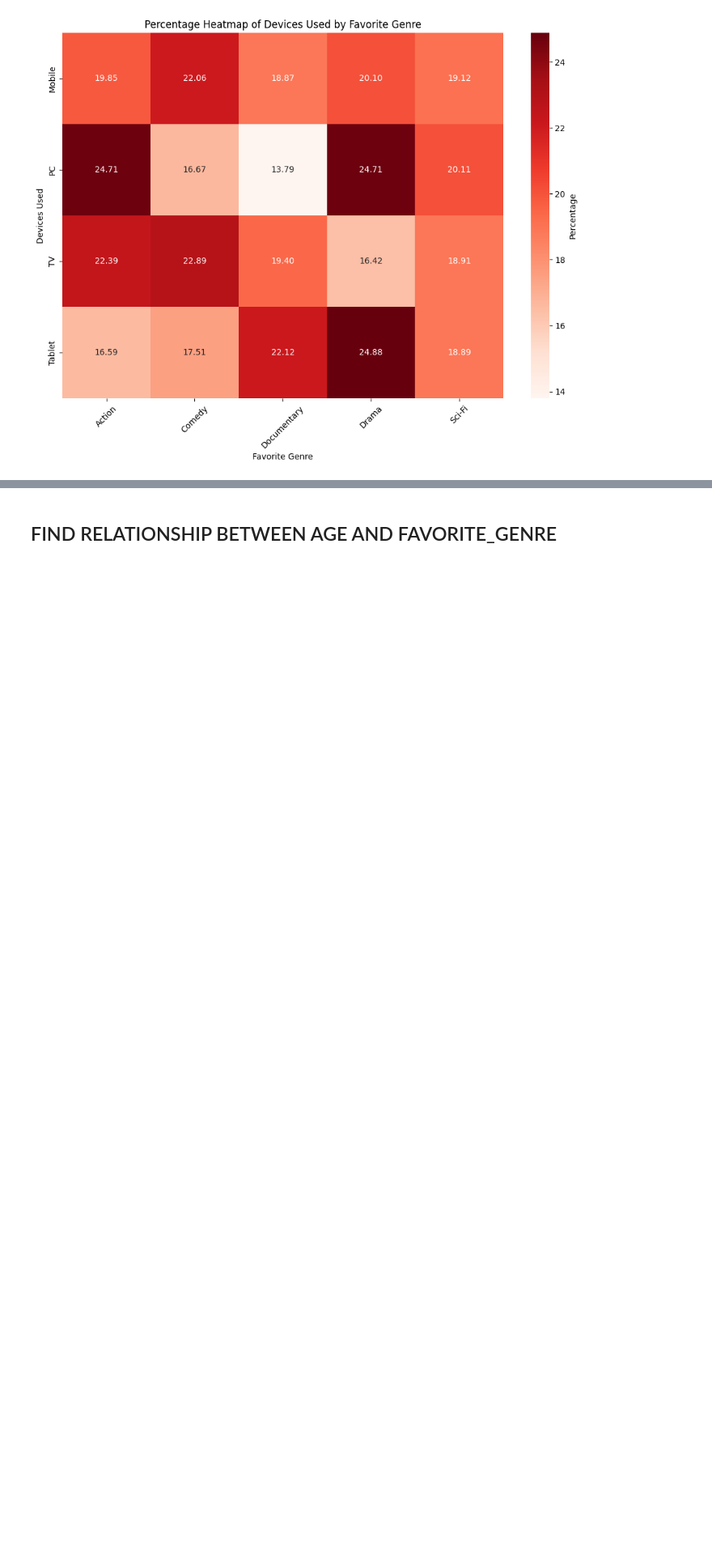
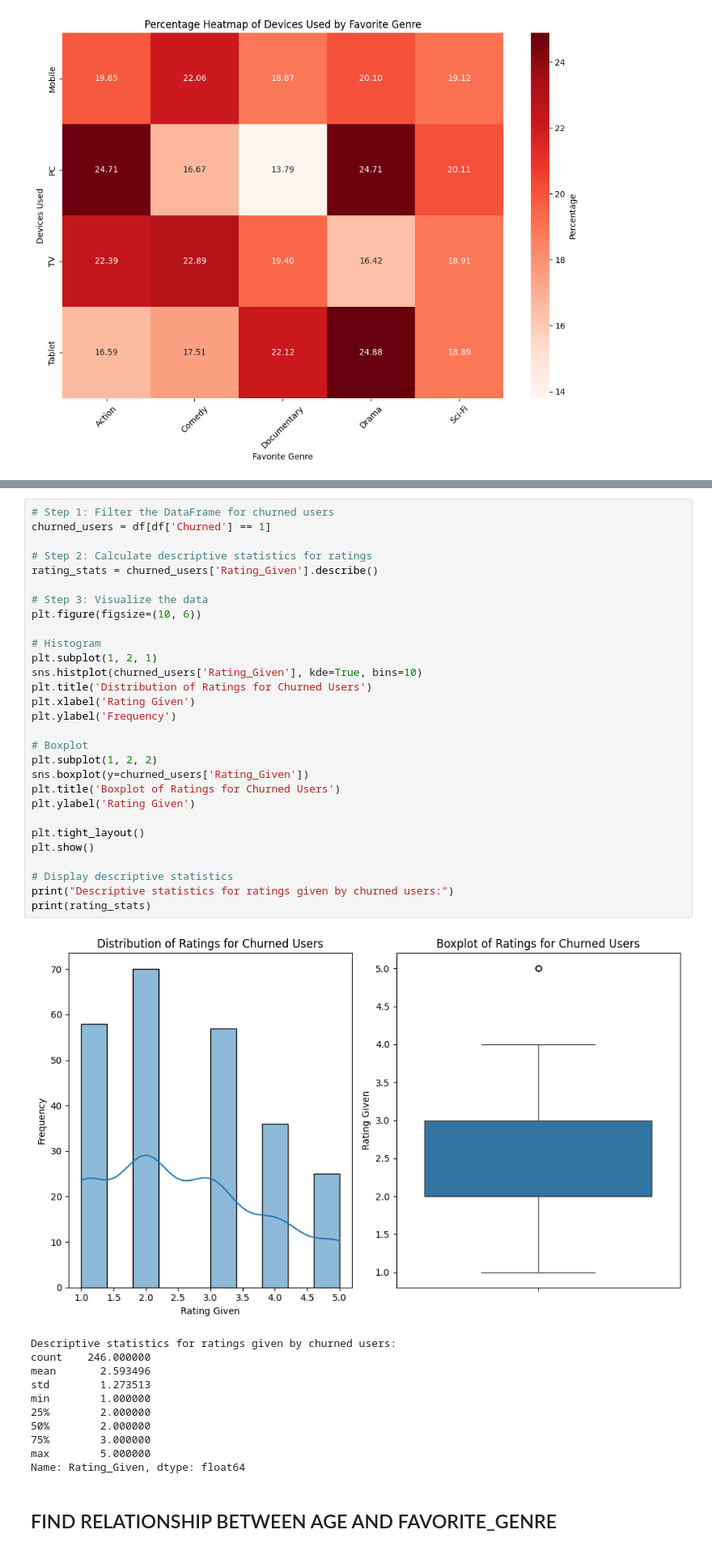
Before and after one commit to richard2323233/schulich_data_science, a Jupyter notebook: assignment 1.ipynb, the cells around one changed output, grey strips where cells are left out. Shown at 81% size. Drawn from its saved outputs; the diff is of its cells as text; blank space fills up the shorter version.

```diff
--- a/assignment 1.ipynb
+++ b/assignment 1.ipynb
@@ -460,3 +462,44 @@ plt.show()
+# %%
+# Step 1: Filter the DataFrame for churned users
+churned_users = df[df['Churned'] == 1]
+
+# Step 2: Calculate descriptive statistics for ratings
+rating_stats = churned_users['Rating_Given'].describe()
+
+# Step 3: Visualize the data
+plt.figure(figsize=(10, 6))
+
+# Histogram
+plt.subplot(1, 2, 1)
+sns.histplot(churned_users['Rating_Given'], kde=True, bins=10)
+plt.title('Distribution of Ratings for Churned Users')
+plt.xlabel('Rating Given')
+plt.ylabel('Frequency')
+
+# Boxplot
+plt.subplot(1, 2, 2)
+sns.boxplot(y=churned_users['Rating_Given'])
+plt.title('Boxplot of Ratings for Churned Users')
+plt.ylabel('Rating Given')
+
+plt.tight_layout()
+plt.show()
+
+# Display descriptive statistics
+print("Descriptive statistics for ratings given by churned users:")
+print(rating_stats)
+# %% [output]
+[figure, added]
+Descriptive statistics for ratings given by churned users:
+count    246.000000
+mean       2.593496
+std        1.273513
+min        1.000000
+25%        2.000000
+50%        2.000000
+75%        3.000000
+max        5.000000
+Name: Rating_Given, dtype: float64
 # %% [markdown]
 ## FIND RELATIONSHIP BETWEEN AGE AND FAVORITE_GENRE
 # %% [markdown]
```
Also changed, not shown: parts of 1 cell of this notebook.
